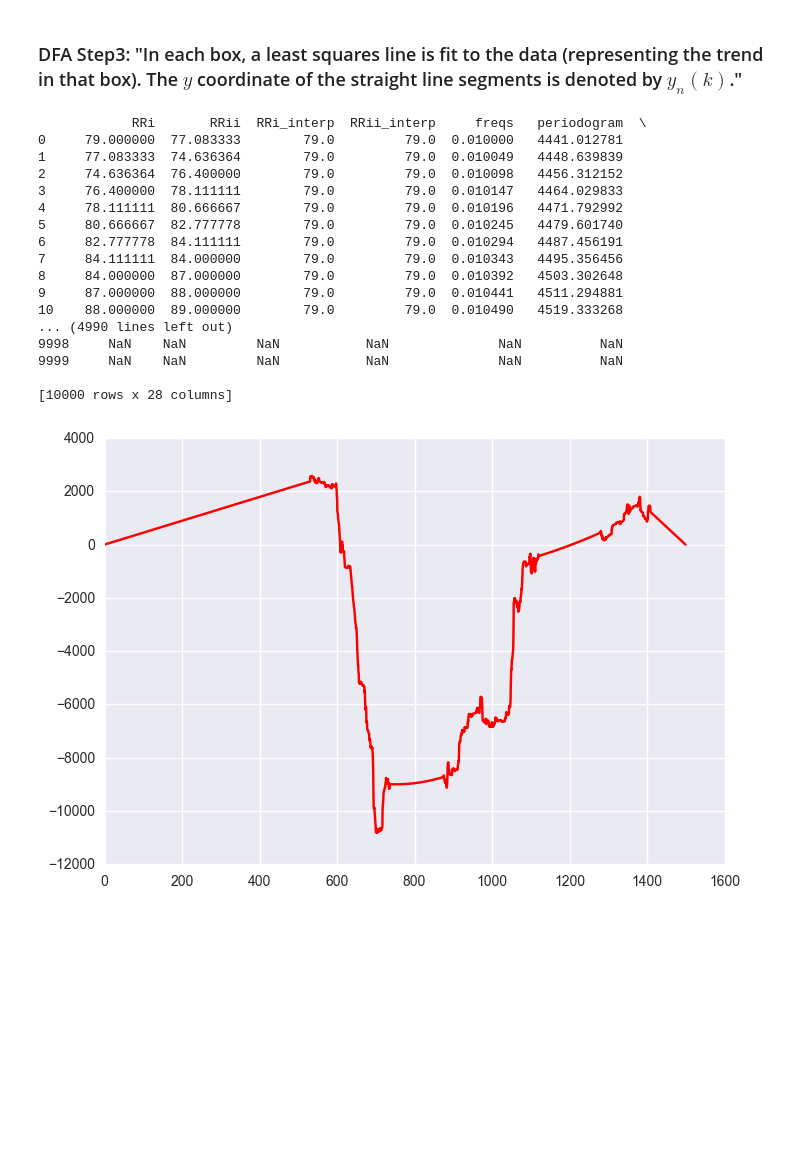
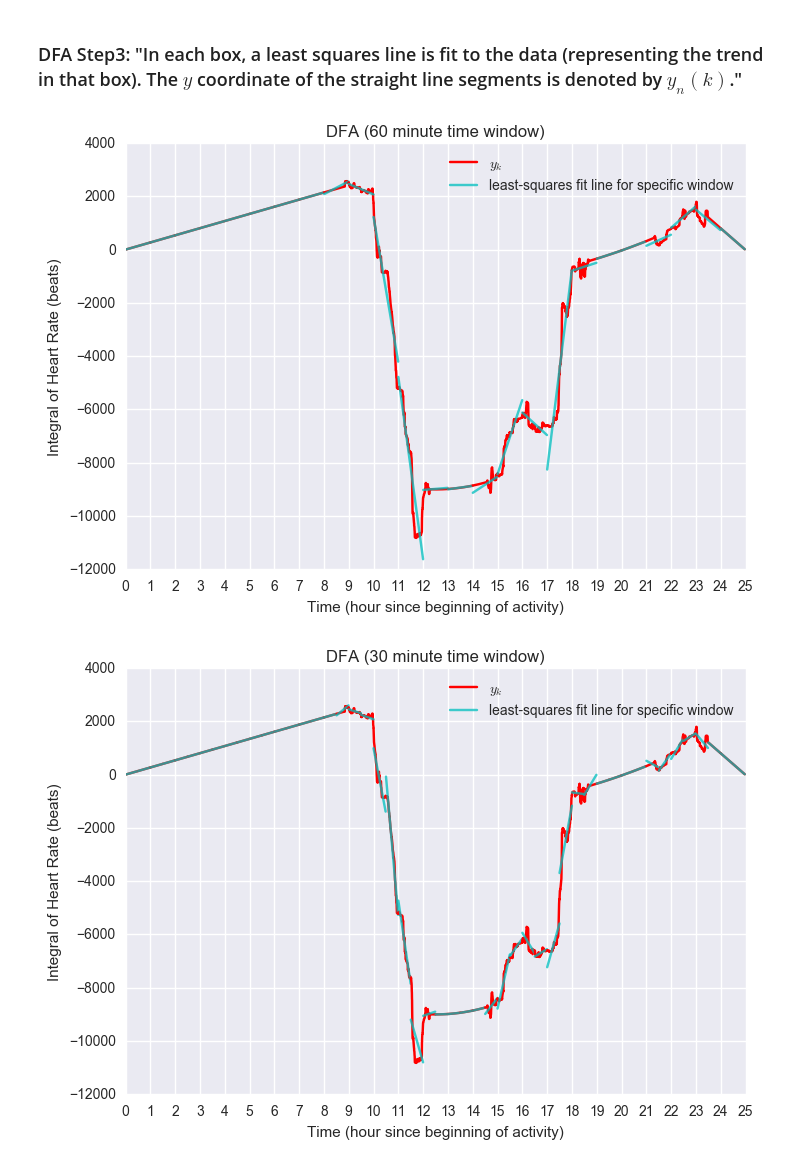
Before and after one commit to terrrychan/PHS-Project, a Jupyter notebook: Visualizations.ipynb, the cells around one changed output. Drawn from its saved outputs; the diff is of its cells as text; code cells hidden in the pictures; blank space fills up the shorter version.

```diff
--- a/Visualizations.ipynb
+++ b/Visualizations.ipynb
@@ -173,4 +176,2 @@ plt.show()
 # %%
 data['time_min'] = data['hr_time_interp'].sub(16).multiply(60)
-data['time_sec'] = data['hr_time_interp'].sub(16).multiply(60).multiply(60)
-display(data.head())
@@ -218,96 +217,58 @@ def resadjust(ax, xres=None, yres=None):
         start, stop = ax.get_ylim()
         ticks = np.arange(start, stop + yres, yres)
         ax.set_yticks(ticks)
-# %%
-display(data)
-# %% [output]
-            RRi       RRii  RRi_interp  RRii_interp     freqs   periodogram  \
-0     79.000000  77.083333        79.0         79.0  0.010000   4441.012781
-1     77.083333  74.636364        79.0         79.0  0.010049   4448.639839
-2     74.636364  76.400000        79.0         79.0  0.010098   4456.312152
-3     76.400000  78.111111        79.0         79.0  0.010147   4464.029833
-4     78.111111  80.666667        79.0         79.0  0.010196   4471.792992
-5     80.666667  82.777778        79.0         79.0  0.010245   4479.601740
-6     82.777778  84.111111        79.0         79.0  0.010294   4487.456191
-7     84.111111  84.000000        79.0         79.0  0.010343   4495.356456
-8     84.000000  87.000000        79.0         79.0  0.010392   4503.302648
-9     87.000000  88.000000        79.0         79.0  0.010441   4511.294881
-10    88.000000  89.000000        79.0         79.0  0.010490   4519.333268
-... (4990 lines left out)
-9998     NaN    NaN         NaN           NaN              NaN          NaN
-9999     NaN    NaN         NaN           NaN              NaN          NaN
-
-[10000 rows x 28 columns]
-# %%
-plt.plot(data['time_min'],
-         data['dfa_yk'],
-         'r-')
-plt.show()
-
-# Ahh okay. I should do the DFA separately on the chunks with data.
-# %% [output]
-[figure, removed]
 # %%
 def dfa_linregress(window):
-    box_start = 0.0 # minutes
-    box_end = box_start + window # minutes
+    # window value is in minutes
+    box_start = 0.0
+    box_end = box_start + window
     ynk = pd.Series([])
 
     while box_end <= data['time_min'].max():
-        print "hi"
-
         # box setup
         dfa_box = data.copy()
-        print box_start
-        print box_end
         dfa_box = dfa_box[(dfa_box['time_min'] >= box_start) & (dfa_box['time_min'] < box_end)]
 
         # ugh no time for more elaborate debugging
         if dfa_box['time_min'].size == 0 or dfa_box['dfa_yk'].size==0:
-            print "break"
             break
 
         # least-squares fit line and plotting
         slope, intercept, r_value, p_value, std_err = scipy.stats.linregress(dfa_box['time_min'],
                                                                              dfa_box['dfa_yk'])
-        plt.plot(dfa_box['time_min'],
+        plt.plot(dfa_box['time_min'].div(60),
                  dfa_box['dfa_yk'],
                  'r-')
-        plt.plot(dfa_box['time_min'],
+        plt.plot(dfa_box['time_min'].div(60),
                  dfa_box['time_min'].multiply(slope) + intercept,
                  'c-',
                  alpha = 0.75)
-        print slope, intercept
-        display(dfa_box.head())
 
         ynk = ynk.append(dfa_box['time_min'].multiply(slope) + intercept)
 
         # prepare box_start and box_end for next iteration
         box_start += window
         box_end += window
         if box_end > data['time_min'].max():
             box_end = data['time_min'].max()
 
     axes = plt.gca()
-    axes.set_xlim([0, 500])
-    axes.set_ylim([0, 3000])
-    # resadjust(axes, xres=minutes)
-    plt.title("Least-squares fit line for each box (" + str(window) + " minute time window)")
-    plt.legend(["$y_k$", "least-squares fit line for box of $y_k$"])
+    resadjust(axes, xres=1)
+    plt.title("DFA (" + str(window) + " minute time window)")
+    plt.legend(["$y_k$", "least-squares fit line for specific window"])
+    plt.xlabel('Time (hour since beginning of activity)')
+    plt.ylabel('Integral of Heart Rate (beats)')
 
-    filename_dict = {0.5: "30sec",
-                     1.0: "1min",
-                     3.0: "3min",
-                     5.0: "5min",
-                     30.0: "30min",
-                     60.0: "60min",
-                     120.0: "120min",
-                     500.0: "500min"}
-    plt.savefig("dfa_"+filename_dict[window]+".png")
+    filename_dict = {30.0: "30min",
+                     60.0: "60min"}
+    plt.savefig("dfa_"+filename_dict[window]+".png", format='png')
+    plt.savefig("dfa_"+filename_dict[window]+".pdf", format='pdf')
     plt.show()
 
     return ynk
 
-# ynk_hour = dfa_linregress(60)
-# ynk_halfhour = dfa_linregress(30)
-# display(ynk_hour)
+ynk_hour = dfa_linregress(60)
+ynk_halfhour = dfa_linregress(30)
+# %% [output]
+[figure, added]
+[figure, added]
```
Also changed, not shown: parts of 5 cells of this notebook, 6 other files.
